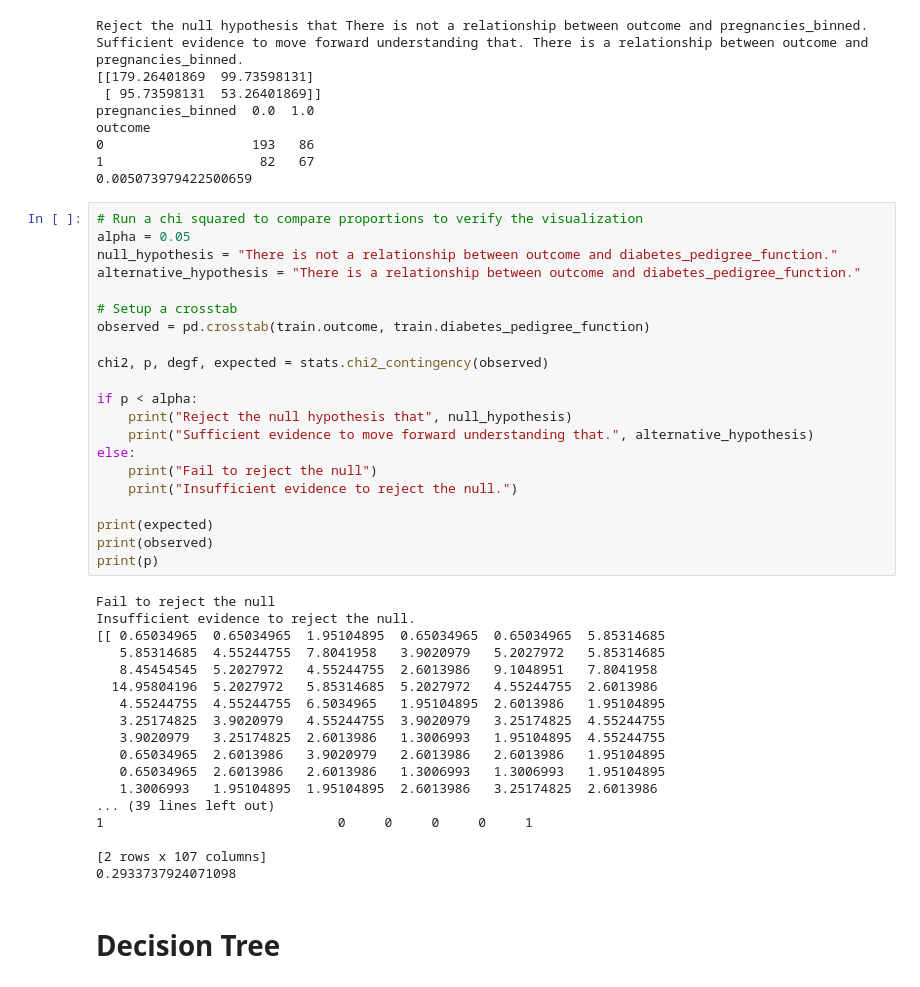
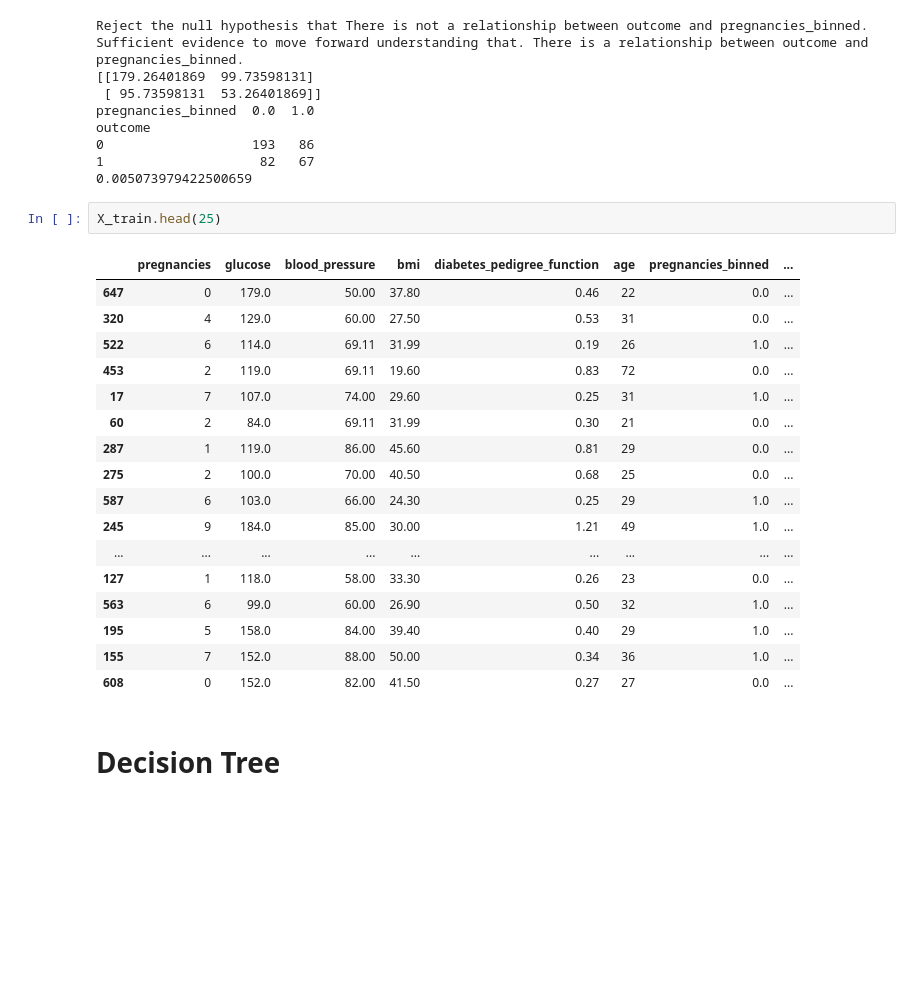
Before and after one commit to raedownen/mini_projects, a Jupyter notebook: diabetes_project.ipynb, the cells around one changed output. Saved outputs shown, nothing was run; the diff lists cells and outputs as text; blank space fills up the shorter version.

```diff
--- a/diabetes_project.ipynb
+++ b/diabetes_project.ipynb
@@ -1138,45 +1099,26 @@ outcome
 0                   193   86
 1                    82   67
 0.005073979422500659
-# %%
-# Run a chi squared to compare proportions to verify the visualization
-alpha = 0.05
-null_hypothesis = "There is not a relationship between outcome and diabetes_pedigree_function."
-alternative_hypothesis = "There is a relationship between outcome and diabetes_pedigree_function."
-
-# Setup a crosstab
-observed = pd.crosstab(train.outcome, train.diabetes_pedigree_function)
-
-chi2, p, degf, expected = stats.chi2_contingency(observed)
-
-if p < alpha:
-    print("Reject the null hypothesis that", null_hypothesis)
-    print("Sufficient evidence to move forward understanding that.", alternative_hypothesis)
-else:
-    print("Fail to reject the null")
-    print("Insufficient evidence to reject the null.")
-
-print(expected)
-print(observed)
-print(p)
-# %% [output]
-Fail to reject the null
-Insufficient evidence to reject the null.
-[[ 0.65034965  0.65034965  1.95104895  0.65034965  0.65034965  5.85314685
-   5.85314685  4.55244755  7.8041958   3.9020979   5.2027972   5.85314685
-   8.45454545  5.2027972   4.55244755  2.6013986   9.1048951   7.8041958
-  14.95804196  5.2027972   5.85314685  5.2027972   4.55244755  2.6013986
-   4.55244755  4.55244755  6.5034965   1.95104895  2.6013986   1.95104895
-   3.25174825  3.9020979   4.55244755  3.9020979   3.25174825  4.55244755
-   3.9020979   3.25174825  2.6013986   1.3006993   1.95104895  4.55244755
-   0.65034965  2.6013986   3.9020979   2.6013986   2.6013986   1.95104895
-   0.65034965  2.6013986   2.6013986   1.3006993   1.3006993   1.95104895
-   1.3006993   1.95104895  1.95104895  2.6013986   3.25174825  2.6013986
-... (39 lines left out)
-1                              0     0     0     0     1
-
-[2 rows x 107 columns]
-0.2933737924071098
+# %%
+X_train.head(25)
+# %% [output]
+|  | pregnancies | glucose | blood_pressure | bmi | diabetes_pedigree_function | age | pregnancies_binned | ... |
+| 647 | 0 | 179.0 | 50.00 | 37.80 | 0.46 | 22 | 0.0 | ... |
+| 320 | 4 | 129.0 | 60.00 | 27.50 | 0.53 | 31 | 0.0 | ... |
+| 522 | 6 | 114.0 | 69.11 | 31.99 | 0.19 | 26 | 1.0 | ... |
+| 453 | 2 | 119.0 | 69.11 | 19.60 | 0.83 | 72 | 0.0 | ... |
+| 17 | 7 | 107.0 | 74.00 | 29.60 | 0.25 | 31 | 1.0 | ... |
+| 60 | 2 | 84.0 | 69.11 | 31.99 | 0.30 | 21 | 0.0 | ... |
+| 287 | 1 | 119.0 | 86.00 | 45.60 | 0.81 | 29 | 0.0 | ... |
+| 275 | 2 | 100.0 | 70.00 | 40.50 | 0.68 | 25 | 0.0 | ... |
+| 587 | 6 | 103.0 | 66.00 | 24.30 | 0.25 | 29 | 1.0 | ... |
+| 245 | 9 | 184.0 | 85.00 | 30.00 | 1.21 | 49 | 1.0 | ... |
+| ... | ... | ... | ... | ... | ... | ... | ... | ... |
+| 127 | 1 | 118.0 | 58.00 | 33.30 | 0.26 | 23 | 0.0 | ... |
+| 563 | 6 | 99.0 | 60.00 | 26.90 | 0.50 | 32 | 1.0 | ... |
+| 195 | 5 | 158.0 | 84.00 | 39.40 | 0.40 | 29 | 1.0 | ... |
+| 155 | 7 | 152.0 | 88.00 | 50.00 | 0.34 | 36 | 1.0 | ... |
+| 608 | 0 | 152.0 | 82.00 | 41.50 | 0.27 | 27 | 0.0 | ... |
 # %% [markdown]
 # Decision Tree
 # %%
```
Also changed, not shown: parts of 32 cells of this notebook.
